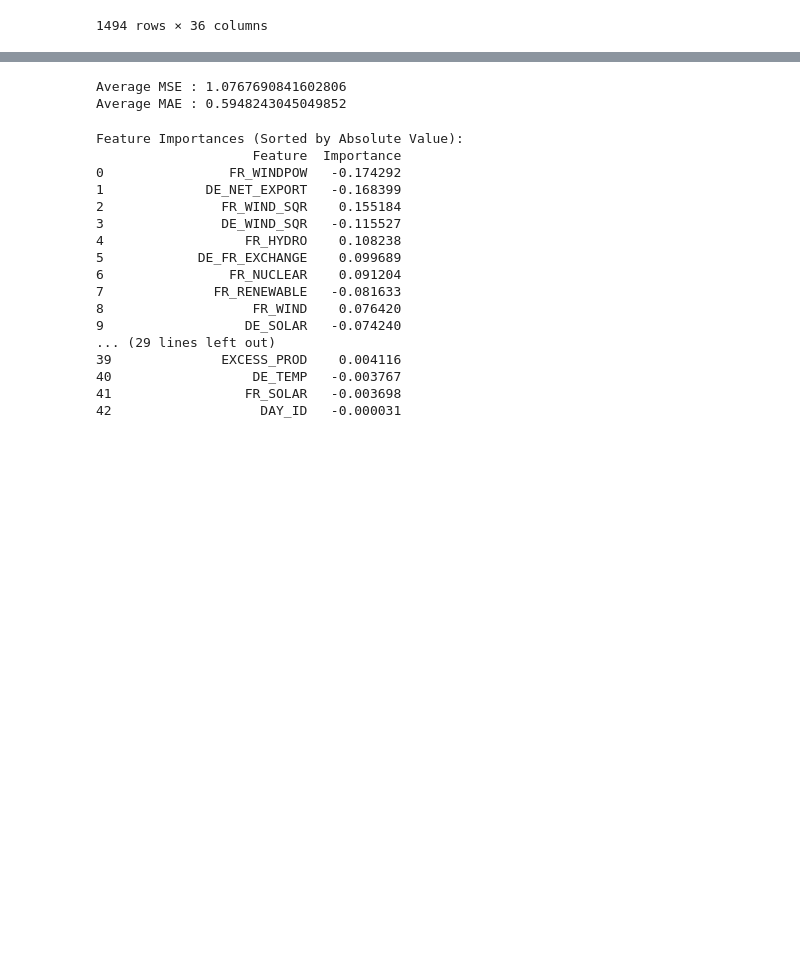
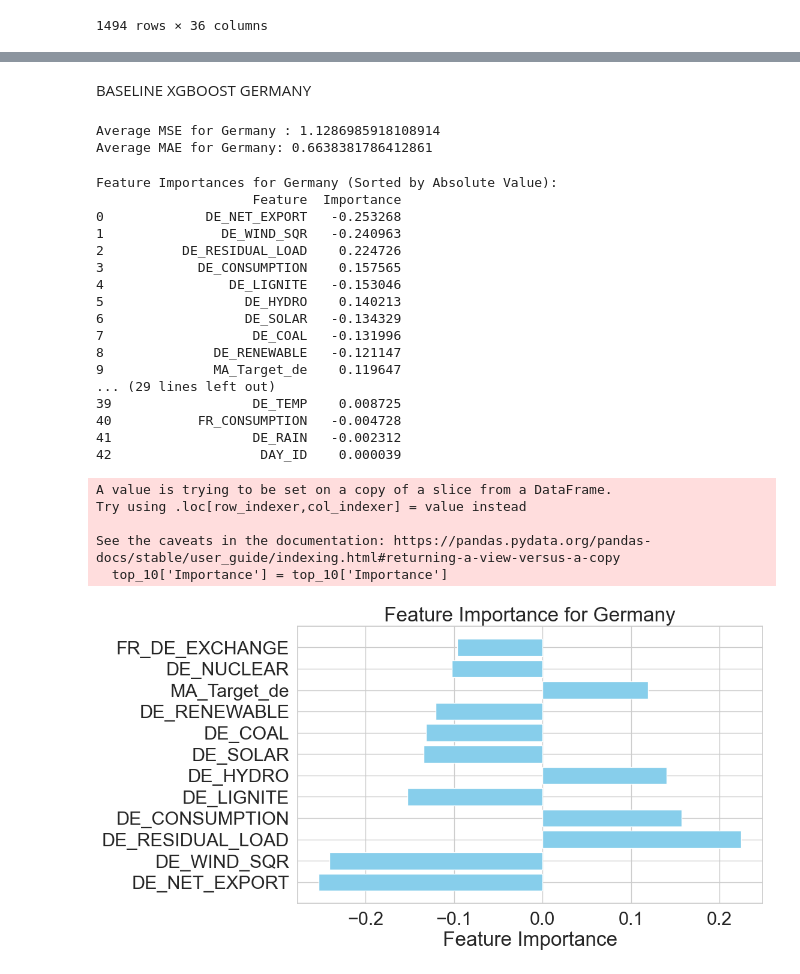
Before and after one commit to alexandra-pricop/EnsembleLearning, a Jupyter notebook: XGBoost.ipynb, the cells around one changed output, grey strips where cells are left out. Drawn from its saved outputs; the diff is of its cells as text; code cells hidden in the pictures; blank space fills up the shorter version.

```diff
--- a/XGBoost.ipynb
+++ b/XGBoost.ipynb
@@ -87,3 +89,13 @@ columns_to_exclude = ['DAY_ID', 'COUNTRY']
 columns_to_standardize = [col for col in x_train_imputed.columns if col not in columns_to_exclude]
 scaler = StandardScaler()
 x_train_imputed[columns_to_standardize] = scaler.fit_transform(x_train_imputed[columns_to_standardize])
+# %%
+fr_x_train = x_train_imputed[x_train_imputed['COUNTRY_FR'] == 1]
+de_x_train = x_train_imputed[x_train_imputed['COUNTRY_DE'] == 1]
+y_train_fr = y_train[x_train_imputed['COUNTRY_FR'] == 1]
+y_train_de = y_train[x_train_imputed['COUNTRY_DE'] == 1]
+# %%
+fr_x_train.sort_values('DAY_ID', inplace = True)
+de_x_train.sort_values('DAY_ID', inplace = True)
+y_train_fr = y_train_fr.loc[fr_x_train.index]
+y_train_de = y_train_de.loc[de_x_train.index]
@@ -90,40 +129,60 @@ x_train_imputed[columns_to_standardize] = scaler.fit_transform(x_train_imputed[c
+# %% [markdown]
+BASELINE XGBOOST GERMANY
 # %%
-#Run baseline model
 xgb_reg = XGBRegressor(objective='reg:squarederror', booster='gblinear', random_state=42)
 
-mse_valid = cross_val_score(xgb_reg, x_train_imputed, y_train, scoring='neg_mean_squared_error', cv=5)
-print(f'Average MSE : {-np.mean(mse_valid)}')
+mse_valid = cross_val_score(xgb_reg, X_train_DE, y_train_de, scoring='neg_mean_squared_error', cv=5)
+print(f'Average MSE for Germany : {-np.mean(mse_valid)}')
 
-mae_scores = cross_val_score(xgb_reg, x_train_imputed, y_train, scoring='neg_mean_absolute_error', cv=5)
-print(f'Average MAE : {-np.mean(mae_scores)}')
+mae_scores = cross_val_score(xgb_reg, X_train_DE, y_train_de, scoring='neg_mean_absolute_error', cv=5)
+print(f'Average MAE for Germany: {-np.mean(mae_scores)}')
 # %% [output]
-Average MSE : 1.0767690841602806
-Average MAE : 0.5948243045049852
+Average MSE for Germany : 1.1286985918108914
+Average MAE for Germany: 0.6638381786412861
 # %%
-xgb_reg.fit(x_train_imputed, y_train)
+xgb_reg.fit(X_train_DE, y_train_de)
 booster = xgb_reg.get_booster()
 importance_dict = booster.get_fscore()
 sorted_importances = sorted(importance_dict.items(), key=lambda x: abs(x[1]), reverse=True)
 
 # Create a DataFrame with sorted feature importances
 feature_importance_df = pd.DataFrame(sorted_importances, columns=['Feature', 'Importance'])
-print("Feature Importances (Sorted by Absolute Value):")
+print("Feature Importances for Germany (Sorted by Absolute Value):")
 print(feature_importance_df.to_string())
 # %% [output]
-Feature Importances (Sorted by Absolute Value):
+Feature Importances for Germany (Sorted by Absolute Value):
                     Feature  Importance
-0                FR_WINDPOW   -0.174292
-1             DE_NET_EXPORT   -0.168399
-2               FR_WIND_SQR    0.155184
-3               DE_WIND_SQR   -0.115527
-4                  FR_HYDRO    0.108238
-5            DE_FR_EXCHANGE    0.099689
-6                FR_NUCLEAR    0.091204
-7              FR_RENEWABLE   -0.081633
-8                   FR_WIND    0.076420
-9                  DE_SOLAR   -0.074240
+0             DE_NET_EXPORT   -0.253268
+1               DE_WIND_SQR   -0.240963
+2          DE_RESIDUAL_LOAD    0.224726
+3            DE_CONSUMPTION    0.157565
+4                DE_LIGNITE   -0.153046
+5                  DE_HYDRO    0.140213
+6                  DE_SOLAR   -0.134329
+7                   DE_COAL   -0.131996
+8              DE_RENEWABLE   -0.121147
+9              MA_Target_de    0.119647
 ... (29 lines left out)
-39              EXCESS_PROD    0.004116
-40                  DE_TEMP   -0.003767
-41                 FR_SOLAR   -0.003698
-42                   DAY_ID   -0.000031
+39                  DE_TEMP    0.008725
+40           FR_CONSUMPTION   -0.004728
+41                  DE_RAIN   -0.002312
+42                   DAY_ID    0.000039
+# %%
+top_10 = feature_importance_df[:12]
+
+# Assign absolute values to the 'Importance' column
+top_10['Importance'] = top_10['Importance']
+
+# Create a bar plot
+plt.figure(figsize=(10, 6))
+plt.barh(top_10['Feature'], top_10['Importance'], color='skyblue')
+plt.xlabel('Feature Importance')
+plt.title('Feature Importance for Germany')
+plt.show()
+# %% [output]
+A value is trying to be set on a copy of a slice from a DataFrame.
+Try using .loc[row_indexer,col_indexer] = value instead
+
+See the caveats in the documentation: https://pandas.pydata.org/pandas-docs/stable/user_guide/indexing.html#returning-a-view-versus-a-copy
+  top_10['Importance'] = top_10['Importance']
+[figure, added]
```
Also changed, not shown: parts of 25 cells of this notebook.
